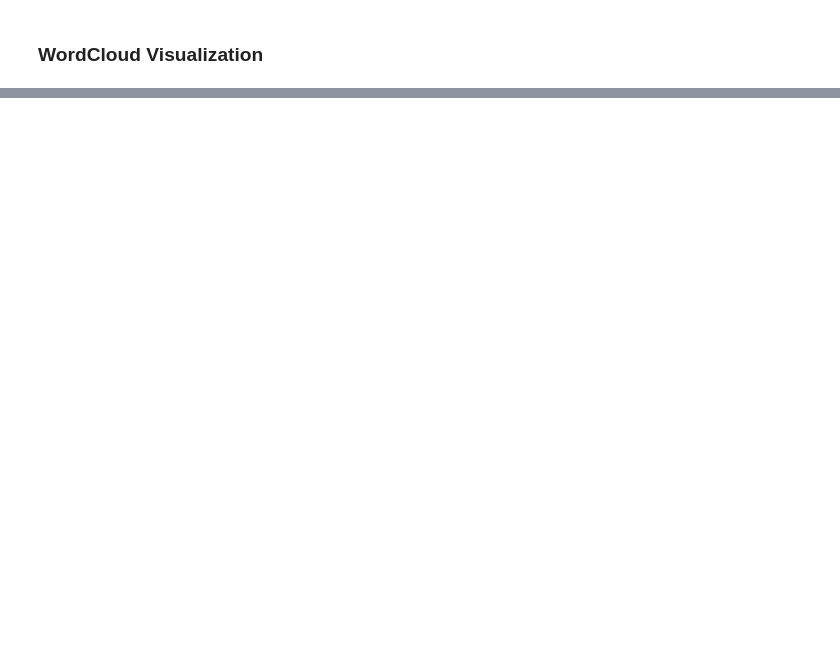
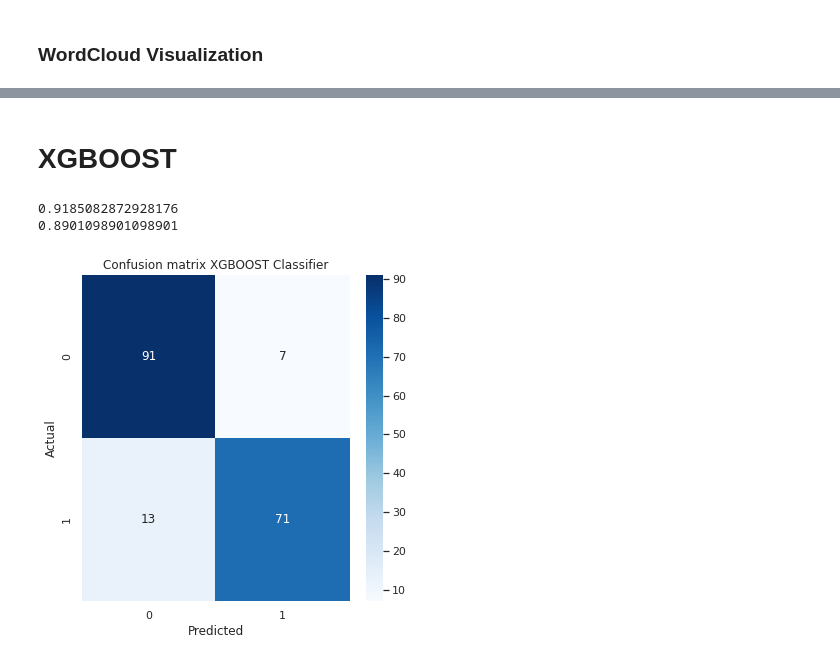
Before and after one commit to algonacci/Projects, a Jupyter notebook: 20 - Indonesian Hate Speech Detection/Indonesian_Hate_Speech_Detection.ipynb, the cells around one changed output, grey strips where cells are left out. Cells and saved outputs as stored; diff of their text form; code cells hidden in the pictures; blank space fills up the shorter version.

```diff
--- a/20 - Indonesian Hate Speech Detection/Indonesian_Hate_Speech_Detection.ipynb
+++ b/20 - Indonesian Hate Speech Detection/Indonesian_Hate_Speech_Detection.ipynb
@@ -428,0 +486,2 @@ ImportError: The _imagingft C module is not installed
+# %% [markdown]
+# XGBOOST
@@ -428,0 +490,14 @@ ImportError: The _imagingft C module is not installed
+# %%
+xgb = XGBClassifier()
+xgb.fit(X_train, y_train) #training svc model
+y_pred_xgb = xgb.predict(X_test) # predicting test data
+# %%
+print(xgb.score(X_train, y_train))
+print(xgb.score(X_test, y_test))
+# %% [output]
+0.9185082872928176
+0.8901098901098901
+# %%
+print_conf(y_test, y_pred_xgb, [0, 1], title="Confusion matrix XGBOOST Classifier")
+# %% [output]
+[figure, added]
```
Also changed, not shown: parts of 40 cells of this notebook.
